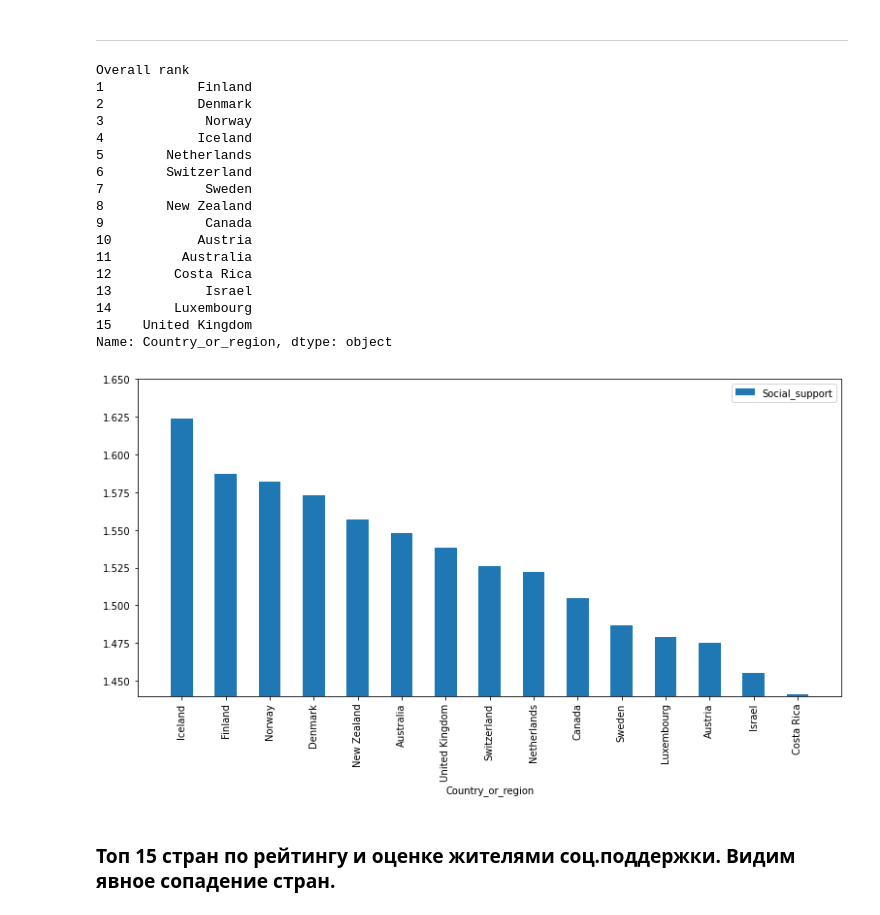
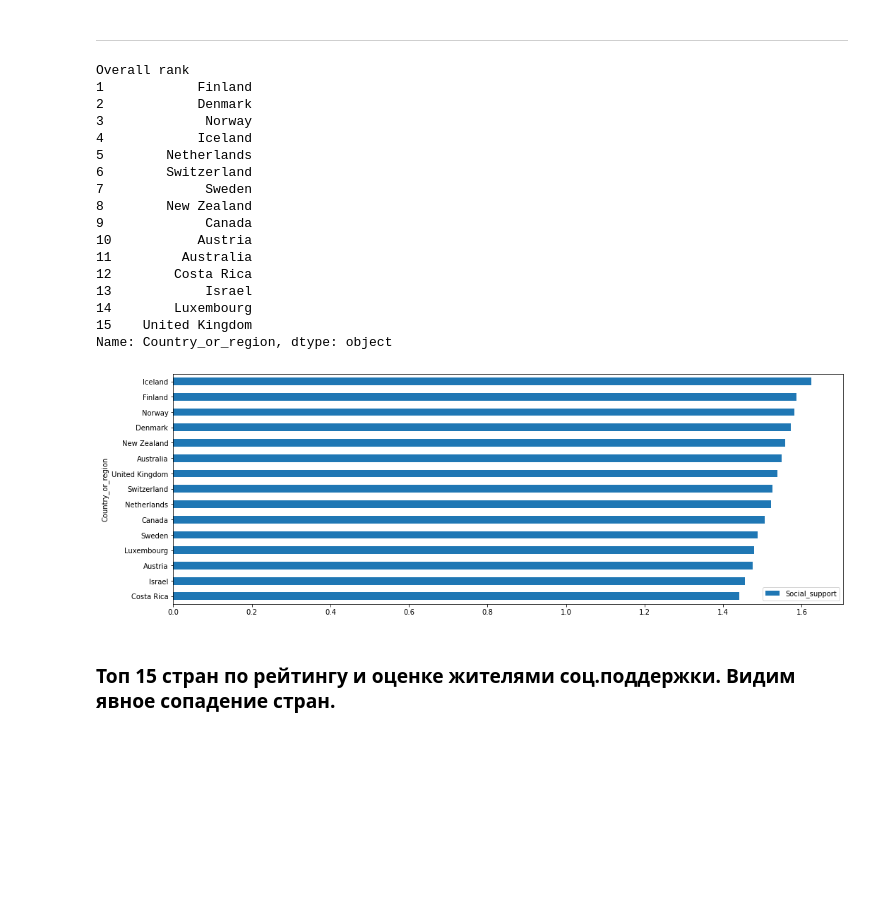
Before and after one commit to ArthurIryshkov/AIrepos, a Jupyter notebook: Визуализация.ipynb, the cells around one changed output. Saved outputs shown, nothing was run; the diff lists cells and outputs as text; code cells hidden in the pictures; blank space fills up the shorter version.

```diff
--- a/Визуализация.ipynb
+++ b/Визуализация.ipynb
@@ -57,29 +57,28 @@ Text(0, 0.5, 'GPD per capita')
 # %% [markdown]
 _______________________________________________________
 # %%
-df1 = df.head(15).sort_values(by='Social_support', ascending = False)
-df1.plot(x = 'Country_or_region', y = 'Social_support', kind = 'bar')
-plt.axis([-1, 15, 1.44, 1.65])
+df1 = df.head(15).sort_values(by='Social_support', ascending = True)
+df1.plot(x = 'Country_or_region', y = 'Social_support', kind = 'barh')
 df.Country_or_region.head(15)
 # %% [output]
 Overall rank
 1            Finland
 2            Denmark
 3             Norway
 4            Iceland
 5        Netherlands
 6        Switzerland
 7             Sweden
 8        New Zealand
 9             Canada
 10           Austria
 11         Australia
 12        Costa Rica
 13            Israel
 14        Luxembourg
 15    United Kingdom
 Name: Country_or_region, dtype: object
-[figure, old version]
+[figure, new version]
 # %% [markdown]
 ### Топ 15 стран по рейтингу и оценке жителями соц.поддержки. Видим явное сопадение стран.
 # %% [markdown]
```
Also changed, not shown: parts of 15 cells of this notebook.
